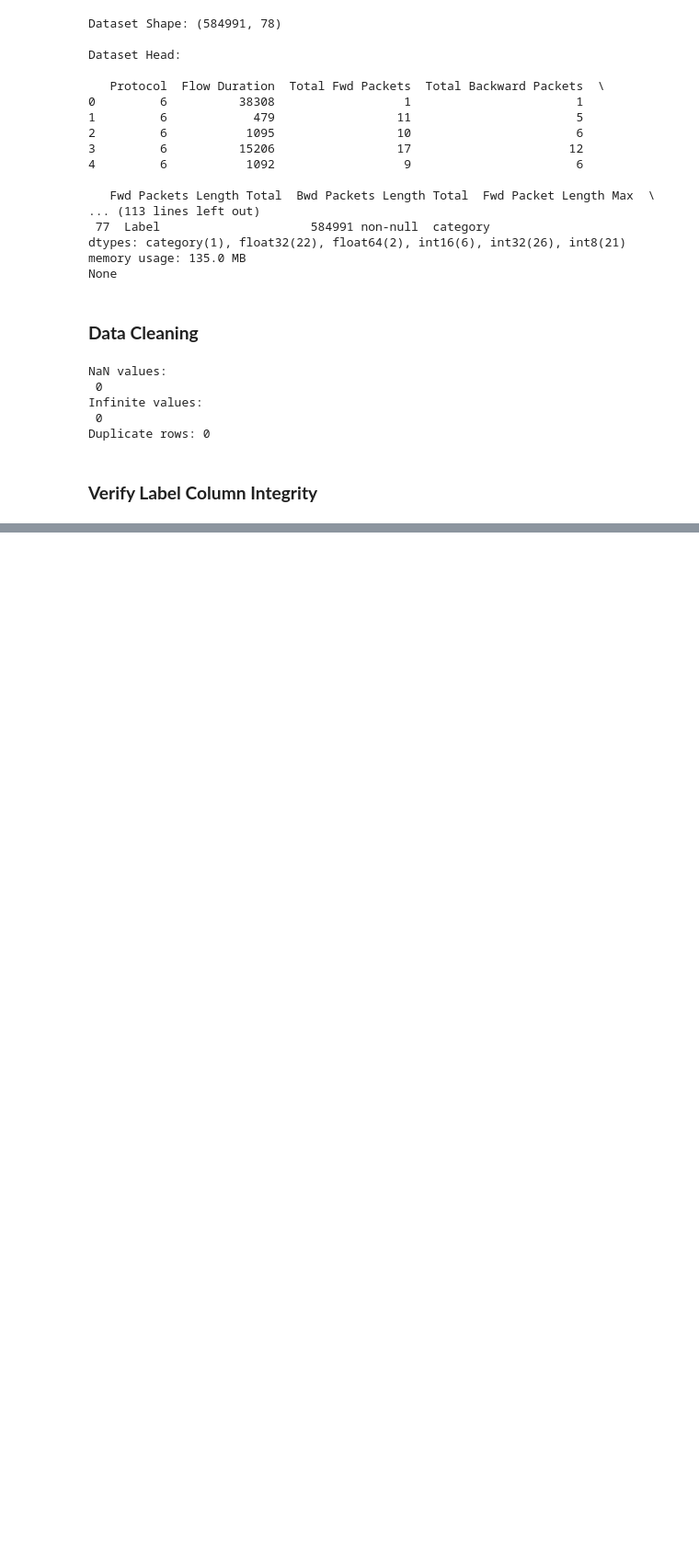
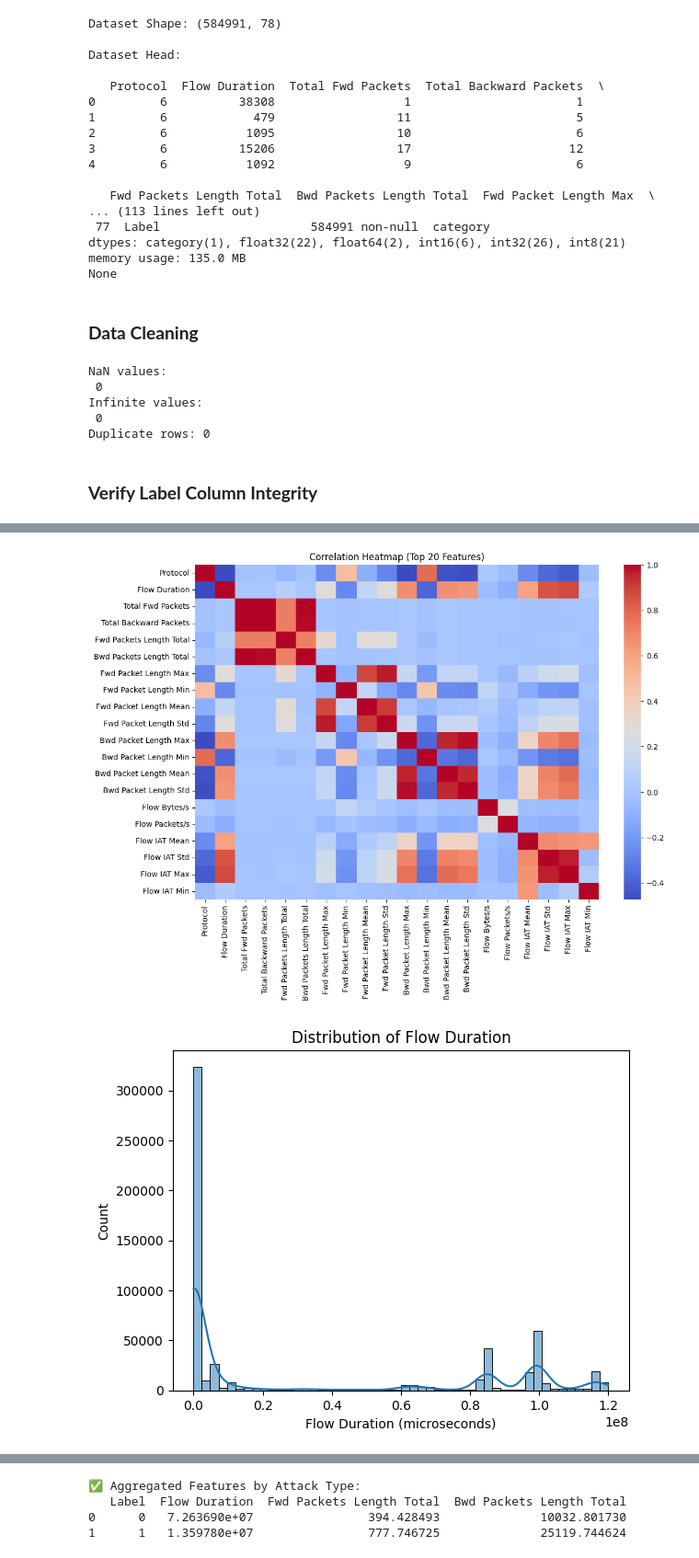
Before and after one commit to vitesh2186/SentinelNet, a Jupyter notebook: notebooks/final_cic_ids.ipynb, the cells around one changed output, grey strips where cells are left out. Shown: that part at 92% size. Cells and saved outputs as stored; diff of their text form; code cells hidden in the pictures; blank space fills up the shorter version.

```diff
--- a/notebooks/final_cic_ids.ipynb
+++ b/notebooks/final_cic_ids.ipynb
@@ -86,8 +90,7 @@ Name: count, dtype: int64
 Final shape: (584991, 78)
 Classes: ['Attack' 'Benign']
 # %%
-# Remove the Label column for EDA
-df_features = df.drop(columns=['Label'])
+df_features = df
 
 # Correlation Heatmap
 plt.figure(figsize=(12, 8))
@@ -123,30 +126,33 @@ plt.show()
 # Flow IAT Mean Distribution
 sns.histplot(df_features['Flow IAT Mean'], bins=50, kde=True)
 plt.title("Flow IAT Mean Distribution")
 plt.show()
 
 # TCP Flag Count Overview
 flag_cols = ['FIN Flag Count', 'SYN Flag Count', 'RST Flag Count',
              'PSH Flag Count', 'ACK Flag Count']
 df_flags = df_features[flag_cols]
 df_flags.sum().sort_values().plot(kind='bar', color='teal')
 plt.title("Total TCP Flag Counts in Dataset")
 plt.ylabel("Total Count")
 plt.show()
 
 # KDE Plot - Flow Packets/s
 sns.kdeplot(df_features['Flow Packets/s'], bw_adjust=0.5)
 plt.title("Density Plot - Flow Packets/s")
 plt.xscale('log')
 plt.show()
 
 # Pairplot - Selected Features
 sample2 = df_features.sample(3000, random_state=42)
 sns.pairplot(sample2[['Flow Duration', 'Total Fwd Packets', 'Flow Bytes/s', 'Flow Packets/s']])
 plt.suptitle("Pairplot of Key Network Features", y=1.02)
 plt.show()
 
 # Active vs Idle Mean Scatter
 sns.scatterplot(x='Active Mean', y='Idle Mean', data=sample1)
 plt.title("Active vs Idle Mean Scatter Plot")
 plt.show()
+# %% [output]
+[figure, added]
+[figure, added]
@@ -152,0 +167,24 @@ plt.show()
+# %%
+le_label = LabelEncoder()
+df['Label'] = le_label.fit_transform(df['Label'])  # Benign=0, Attack=1
+
+categorical_cols = ['Protocol']  # rename according to dataset
+encoder = LabelEncoder()
+for col in categorical_cols:
+    df[col] = encoder.fit_transform(df[col])
+
+df['byte_ratio'] = df['Fwd Packets Length Total'] / (df['Bwd Packets Length Total'] + 1)
+
+df['count_srv_ratio'] = df['Total Fwd Packets'] / (df['Subflow Fwd Packets'] + 1)
+
+agg_features = df.groupby('Label')[['Flow Duration', 'Fwd Packets Length Total', 'Bwd Packets Length Total']].mean().reset_index()
+print("✅ Aggregated Features by Attack Type:")
+print(agg_features)
+
+# Remove the Label column for EDA
+df_features = df.drop(columns=['Label'])
+# %% [output]
+✅ Aggregated Features by Attack Type:
+   Label  Flow Duration  Fwd Packets Length Total  Bwd Packets Length Total
+0      0   7.263690e+07                394.428493              10032.801730
+1      1   1.359780e+07                777.746725              25119.744624
```
Also changed, not shown: parts of 4 cells of this notebook.
